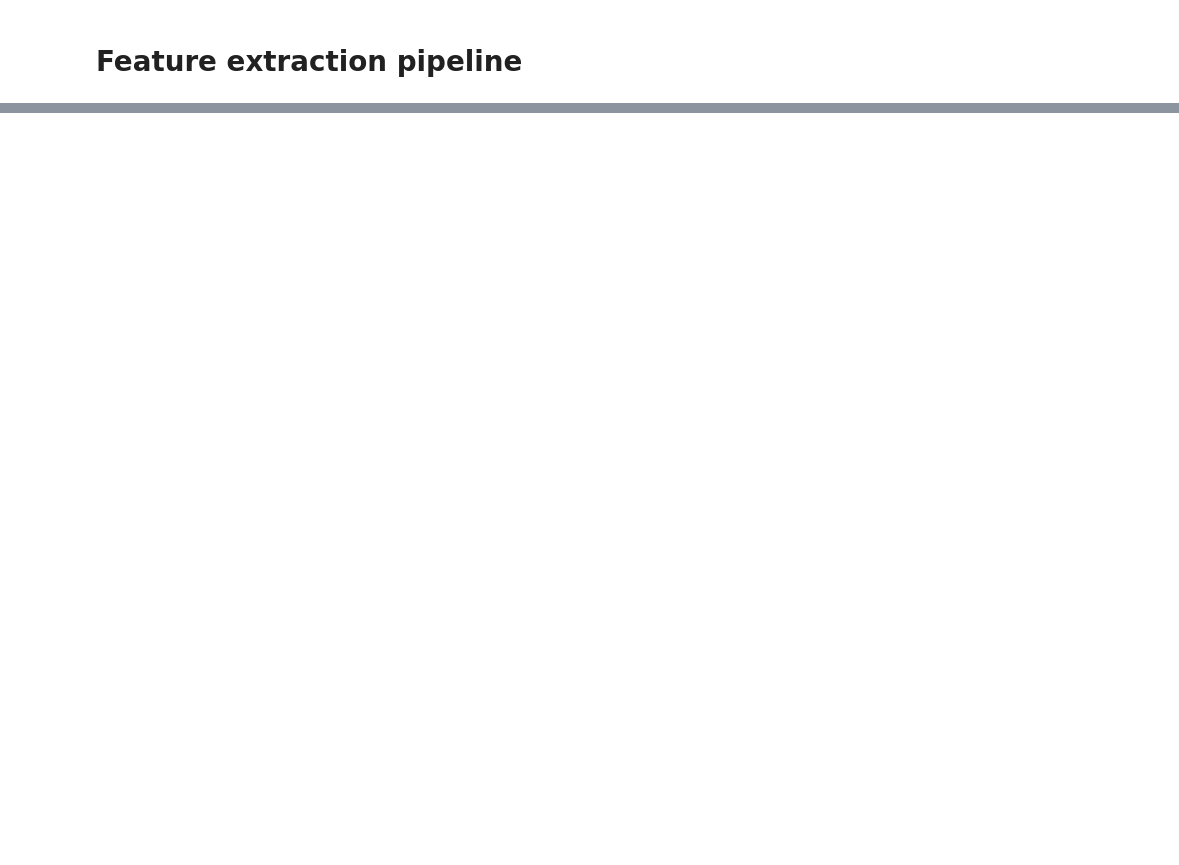
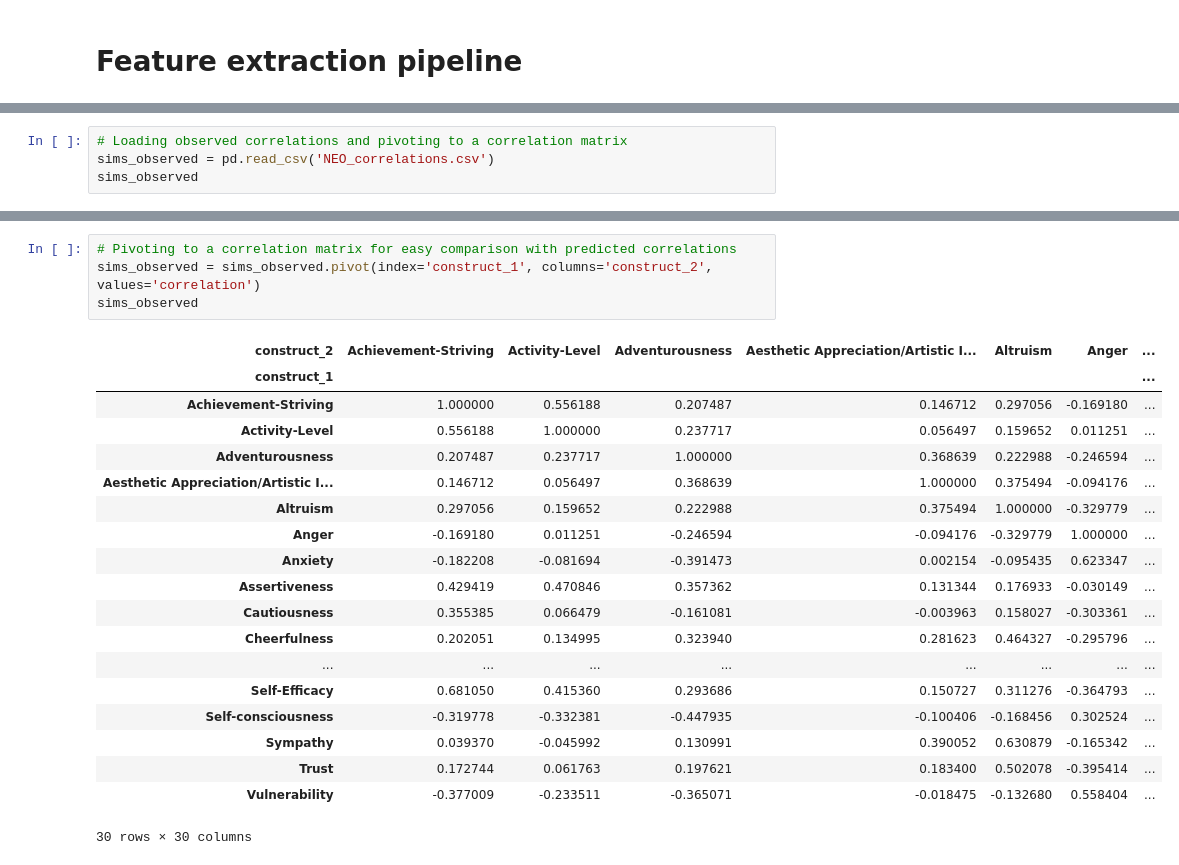
Before and after one commit to Zak-Hussain/LLM4BeSci, a Jupyter notebook: personality/personality.ipynb, the cells around one changed output, grey strips where cells are left out. Cells and saved outputs as stored; diff of their text form; blank space fills up the shorter version.

```diff
--- a/personality/personality.ipynb
+++ b/personality/personality.ipynb
@@ -156,0 +354,4 @@ print(f'r of absolute values: {sims.abs().corr(sims_observed.abs()).round(2)}')
+# %%
+# Loading observed correlations and pivoting to a correlation matrix
+sims_observed = pd.read_csv('NEO_correlations.csv')
+sims_observed
@@ -156,0 +372,24 @@ print(f'r of absolute values: {sims.abs().corr(sims_observed.abs()).round(2)}')
+# %%
+# Pivoting to a correlation matrix for easy comparison with predicted correlations
+sims_observed = sims_observed.pivot(index='construct_1', columns='construct_2', values='correlation')
+sims_observed
+# %% [output]
+| construct_2 | Achievement-Striving | Activity-Level | Adventurousness | Aesthetic Appreciation/Artistic I... | Altruism | Anger | ... |
+| construct_1 |  |  |  |  |  |  | ... |
+| Achievement-Striving | 1.000000 | 0.556188 | 0.207487 | 0.146712 | 0.297056 | -0.169180 | ... |
+| Activity-Level | 0.556188 | 1.000000 | 0.237717 | 0.056497 | 0.159652 | 0.011251 | ... |
+| Adventurousness | 0.207487 | 0.237717 | 1.000000 | 0.368639 | 0.222988 | -0.246594 | ... |
+| Aesthetic Appreciation/Artistic I... | 0.146712 | 0.056497 | 0.368639 | 1.000000 | 0.375494 | -0.094176 | ... |
+| Altruism | 0.297056 | 0.159652 | 0.222988 | 0.375494 | 1.000000 | -0.329779 | ... |
+| Anger | -0.169180 | 0.011251 | -0.246594 | -0.094176 | -0.329779 | 1.000000 | ... |
+| Anxiety | -0.182208 | -0.081694 | -0.391473 | 0.002154 | -0.095435 | 0.623347 | ... |
+| Assertiveness | 0.429419 | 0.470846 | 0.357362 | 0.131344 | 0.176933 | -0.030149 | ... |
+| Cautiousness | 0.355385 | 0.066479 | -0.161081 | -0.003963 | 0.158027 | -0.303361 | ... |
+| Cheerfulness | 0.202051 | 0.134995 | 0.323940 | 0.281623 | 0.464327 | -0.295796 | ... |
+| ... | ... | ... | ... | ... | ... | ... | ... |
+| Self-Efficacy | 0.681050 | 0.415360 | 0.293686 | 0.150727 | 0.311276 | -0.364793 | ... |
+| Self-consciousness | -0.319778 | -0.332381 | -0.447935 | -0.100406 | -0.168456 | 0.302524 | ... |
+| Sympathy | 0.039370 | -0.045992 | 0.130991 | 0.390052 | 0.630879 | -0.165342 | ... |
+| Trust | 0.172744 | 0.061763 | 0.197621 | 0.183400 | 0.502078 | -0.395414 | ... |
+| Vulnerability | -0.377009 | -0.233511 | -0.365071 | -0.018475 | -0.132680 | 0.558404 | ... |
+30 rows × 30 columns
```
Also changed, not shown: parts of 19 cells of this notebook.
